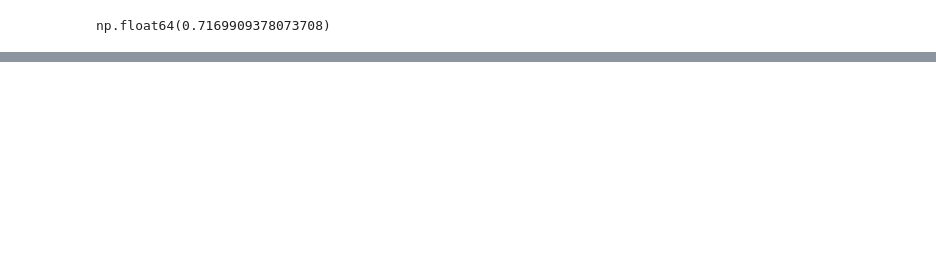
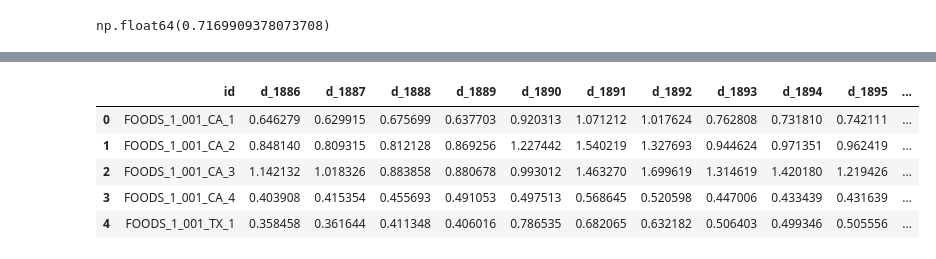
Before and after one commit to yenpth265-alt/NCKH_Optiminization_Inventory, a Jupyter notebook: notebooks/main/mainPipeline.ipynb, the cells around one changed output, grey strips where cells are left out. Saved outputs shown, nothing was run; the diff lists cells and outputs as text; code cells hidden in the pictures; blank space fills up the shorter version.

```diff
--- a/notebooks/main/mainPipeline.ipynb
+++ b/notebooks/main/mainPipeline.ipynb
@@ -541,0 +552,12 @@ np.float64(0.7169909378073708)
+# %%
+#Load dữ liệu forecast phục vụ cho việc estimate error
+sub_sim = pd.read_csv("../../dataset/result/all/submission_sim.csv")
+sub_sim["id"] = sub_sim["id"].str.extract(r"^(.+?)_(?:validation|evaluation)$", expand=False)
+sub_sim.head()
+# %% [output]
+|  | id | d_1886 | d_1887 | d_1888 | d_1889 | d_1890 | d_1891 | d_1892 | d_1893 | d_1894 | d_1895 | ... |
+| 0 | FOODS_1_001_CA_1 | 0.646279 | 0.629915 | 0.675699 | 0.637703 | 0.920313 | 1.071212 | 1.017624 | 0.762808 | 0.731810 | 0.742111 | ... |
+| 1 | FOODS_1_001_CA_2 | 0.848140 | 0.809315 | 0.812128 | 0.869256 | 1.227442 | 1.540219 | 1.327693 | 0.944624 | 0.971351 | 0.962419 | ... |
+| 2 | FOODS_1_001_CA_3 | 1.142132 | 1.018326 | 0.883858 | 0.880678 | 0.993012 | 1.463270 | 1.699619 | 1.314619 | 1.420180 | 1.219426 | ... |
+| 3 | FOODS_1_001_CA_4 | 0.403908 | 0.415354 | 0.455693 | 0.491053 | 0.497513 | 0.568645 | 0.520598 | 0.447006 | 0.433439 | 0.431639 | ... |
+| 4 | FOODS_1_001_TX_1 | 0.358458 | 0.361644 | 0.411348 | 0.406016 | 0.786535 | 0.682065 | 0.632182 | 0.506403 | 0.499346 | 0.505556 | ... |
```
Also changed, not shown: parts of 10 cells of this notebook, 30 other files.
